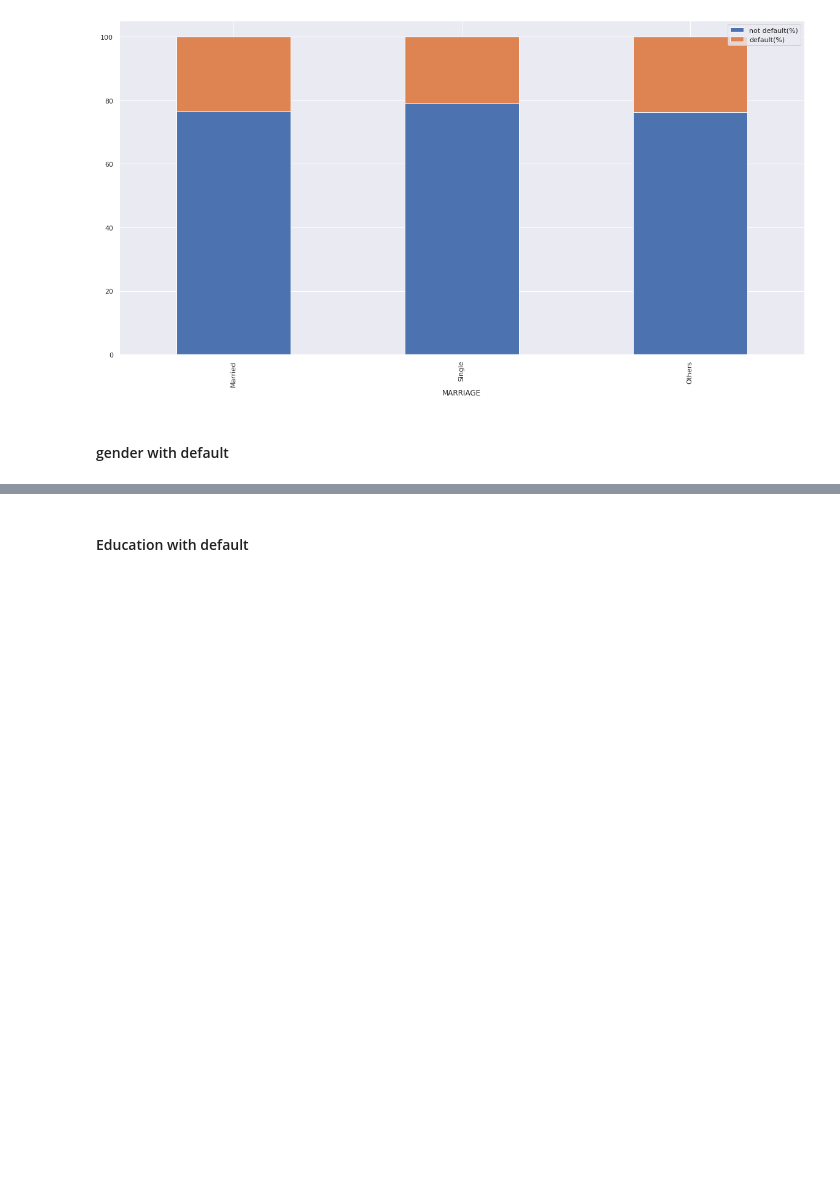
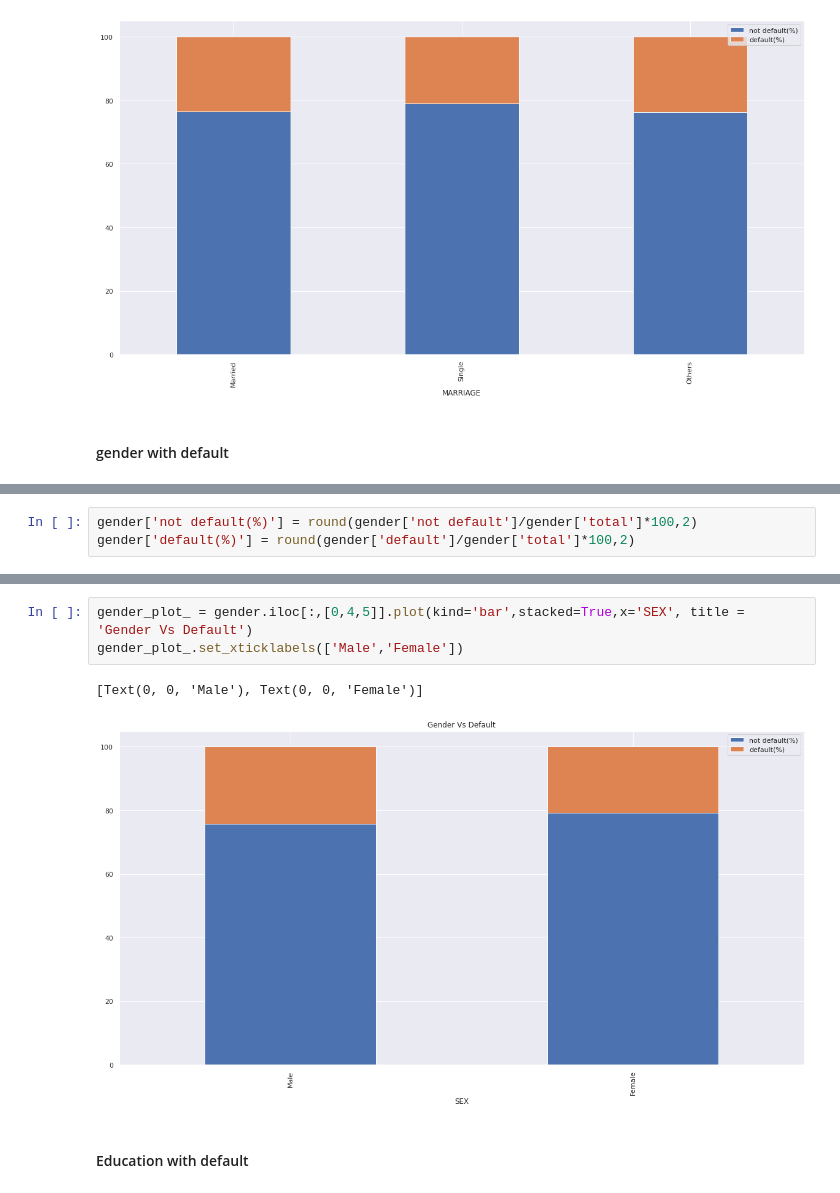
Before and after one commit to HeHeHuang/DataAnalytic, a Jupyter notebook: MayBank_DataScientist_Assessment.ipynb, the cells around one changed output, grey strips where cells are left out. Cells and saved outputs as stored; diff of their text form; blank space fills up the shorter version.

```diff
--- a/MayBank_DataScientist_Assessment.ipynb
+++ b/MayBank_DataScientist_Assessment.ipynb
@@ -262,0 +276,3 @@ cross_table_gender.plot(kind='bar')
+# %%
+gender['not default(%)'] = round(gender['not default']/gender['total']*100,2)
+gender['default(%)'] = round(gender['default']/gender['total']*100,2)
@@ -263,3 +285,9 @@ cross_table_gender.plot(kind='bar')
+# %%
+gender_plot_ = gender.iloc[:,[0,4,5]].plot(kind='bar',stacked=True,x='SEX', title = 'Gender Vs Default')
+gender_plot_.set_xticklabels(['Male','Female'])
+# %% [output]
+[Text(0, 0, 'Male'), Text(0, 0, 'Female')]
+[figure, added]
 # %% [markdown]
 #### Education with default
 # %%
```
Also changed, not shown: parts of 28 cells of this notebook.
